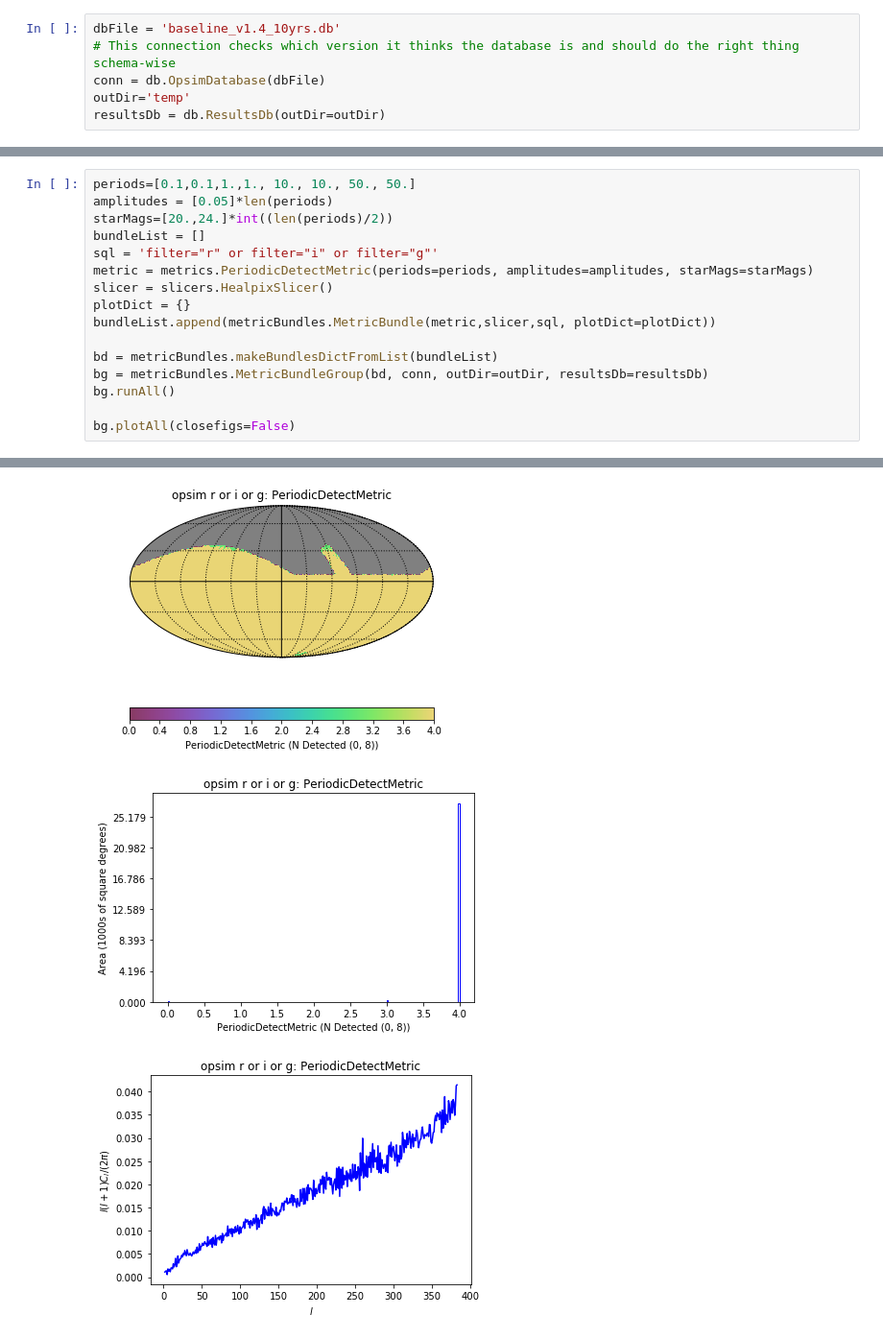
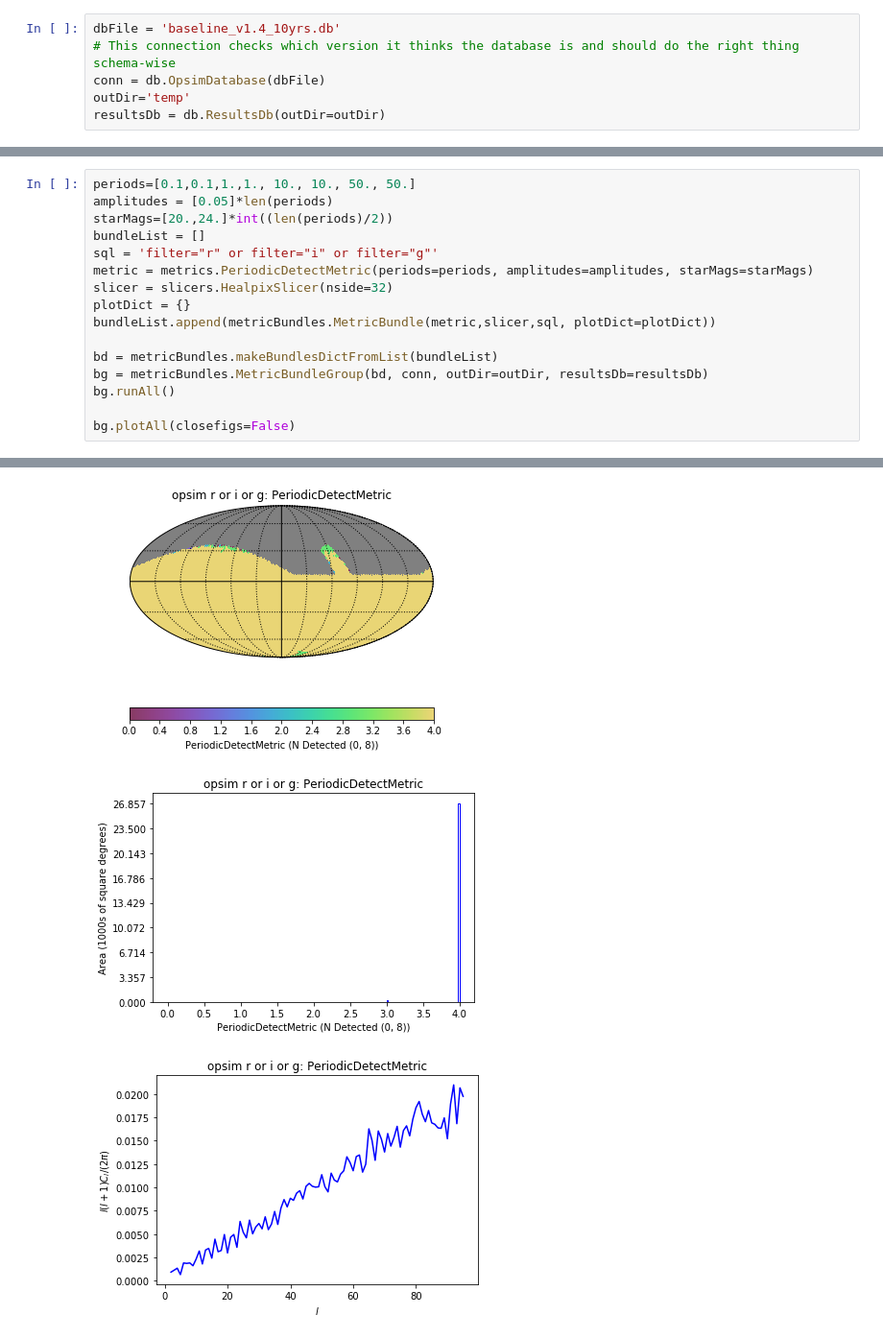
Before and after one commit to yoachim/19_Scratch, a Jupyter notebook: periodic_star/Periodic stars.ipynb, the cells around one changed output, grey strips where cells are left out. Shown at 96% size. Drawn from its saved outputs; the diff is of its cells as text.

```diff
--- a/periodic_star/Periodic stars.ipynb
+++ b/periodic_star/Periodic stars.ipynb
@@ -84,7 +84,7 @@ starMags=[20.,24.]*int((len(periods)/2))
 bundleList = []
 sql = 'filter="r" or filter="i" or filter="g"'
 metric = metrics.PeriodicDetectMetric(periods=periods, amplitudes=amplitudes, starMags=starMags)
-slicer = slicers.HealpixSlicer()
+slicer = slicers.HealpixSlicer(nside=32)
 plotDict = {}
 bundleList.append(metricBundles.MetricBundle(metric,slicer,sql, plotDict=plotDict))
 
@@ -107,7 +107,7 @@ monopole: 3.93824  dipole: lon: 106.739, lat: -75.6554, amp: 0.111427
 Plotting complete.
-[figure, old version]
+[figure, new version]
-[figure, old version]
+[figure, new version]
-[figure, old version]
+[figure, new version]
 # %%
 periods=[0.1,0.1,1.,1., 10., 10., 50., 50.]
 amplitudes = [0.05]*len(periods)
```
Also changed, not shown: parts of 6 cells of this notebook.
